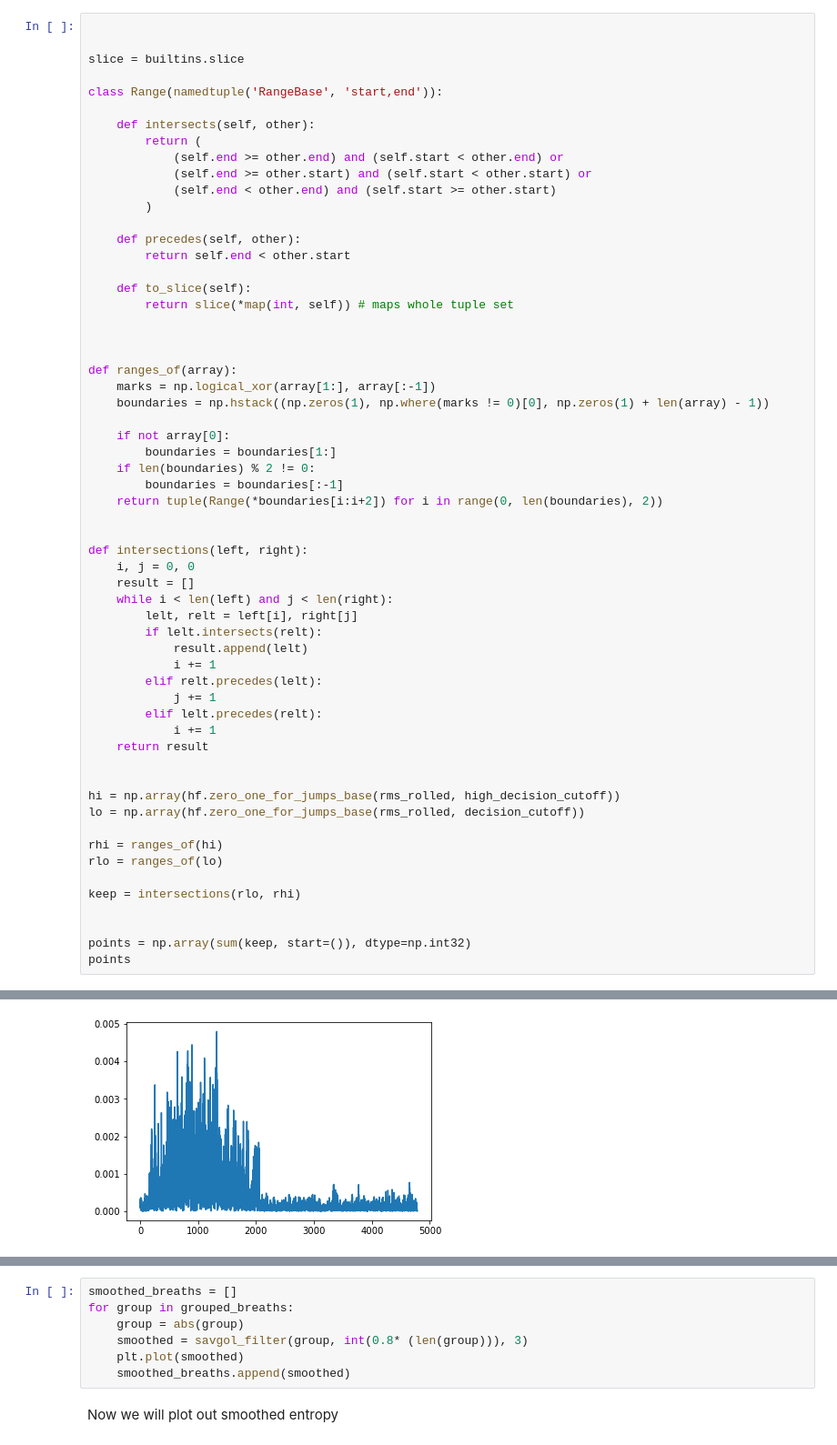
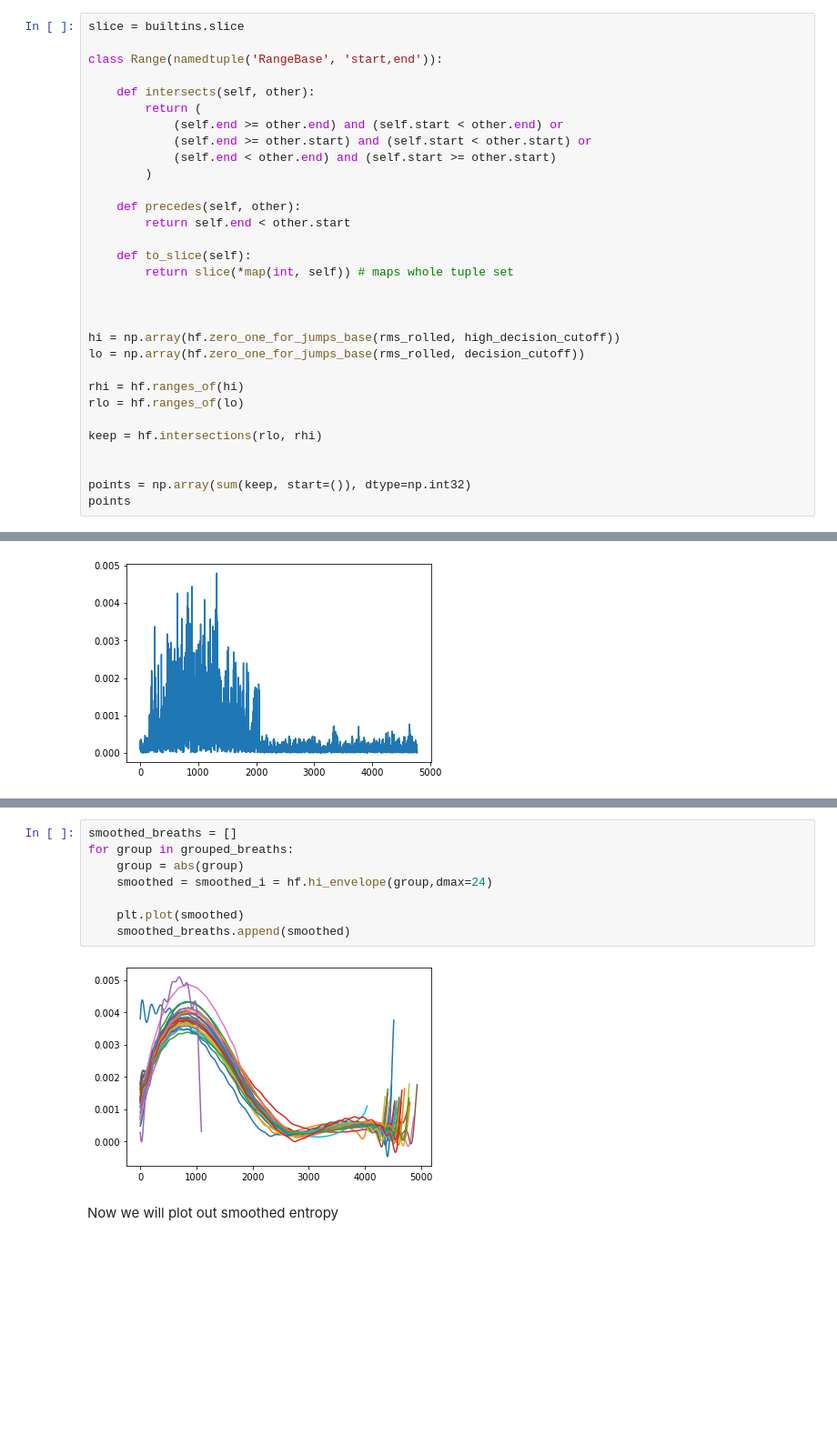
Before and after one commit to ReSurfEMG/ReSurfEMG, a Jupyter notebook: researcher_interface/new_top_curve.ipynb, the cells around one changed output, grey strips where cells are left out. Shown: that part at 91% size. Cells and saved outputs as stored; diff of their text form; blank space fills up the shorter version.

```diff
--- a/researcher_interface/new_top_curve.ipynb
+++ b/researcher_interface/new_top_curve.ipynb
@@ -440,8 +408,6 @@ def merge(left, right):
 
     return output
 # %%
-
-
 slice = builtins.slice
 
 class Range(namedtuple('RangeBase', 'start,end')):
@@ -461,39 +427,13 @@ class Range(namedtuple('RangeBase', 'start,end')):
 
 
 
-def ranges_of(array):
-    marks = np.logical_xor(array[1:], array[:-1])
-    boundaries = np.hstack((np.zeros(1), np.where(marks != 0)[0], np.zeros(1) + len(array) - 1))
-
-    if not array[0]:
-        boundaries = boundaries[1:]
-    if len(boundaries) % 2 != 0:
-        boundaries = boundaries[:-1]
-    return tuple(Range(*boundaries[i:i+2]) for i in range(0, len(boundaries), 2))
-
-
-def intersections(left, right):
-    i, j = 0, 0
-    result = []
-    while i < len(left) and j < len(right):
-        lelt, relt = left[i], right[j]
-        if lelt.intersects(relt):
-            result.append(lelt)
-            i += 1
-        elif relt.precedes(lelt):
-            j += 1
-        elif lelt.precedes(relt):
-            i += 1
-    return result
-
-
 hi = np.array(hf.zero_one_for_jumps_base(rms_rolled, high_decision_cutoff))
 lo = np.array(hf.zero_one_for_jumps_base(rms_rolled, decision_cutoff))
 
-rhi = ranges_of(hi)
-rlo = ranges_of(lo)
+rhi = hf.ranges_of(hi)
+rlo = hf.ranges_of(lo)
 
-keep = intersections(rlo, rhi)
+keep = hf.intersections(rlo, rhi)
 
 
 points = np.array(sum(keep, start=()), dtype=np.int32)
@@ -647,10 +581,13 @@ plt.show()
 # %%
 smoothed_breaths = []
 for group in grouped_breaths:
     group = abs(group)
-    smoothed = savgol_filter(group, int(0.8* (len(group))), 3)
+    smoothed = smoothed_i = hf.hi_envelope(group,dmax=24)
+
     plt.plot(smoothed)
     smoothed_breaths.append(smoothed)
+# %% [output]
+[figure, added]
 # %% [markdown]
 Now we will plot out smoothed entropy
 # %%
```
Also changed, not shown: parts of 14 cells of this notebook.
